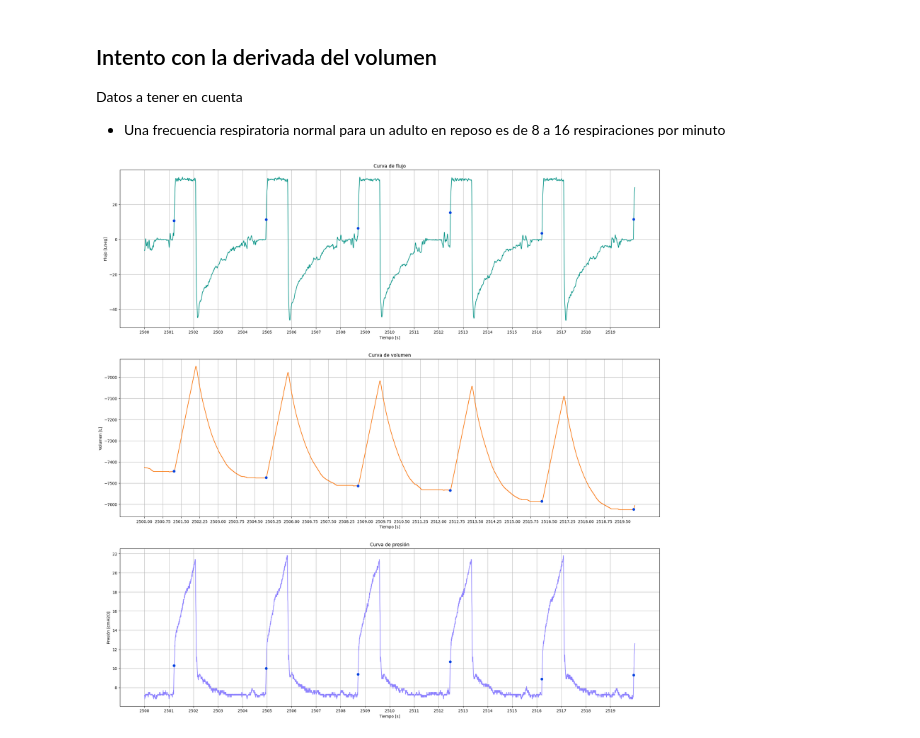
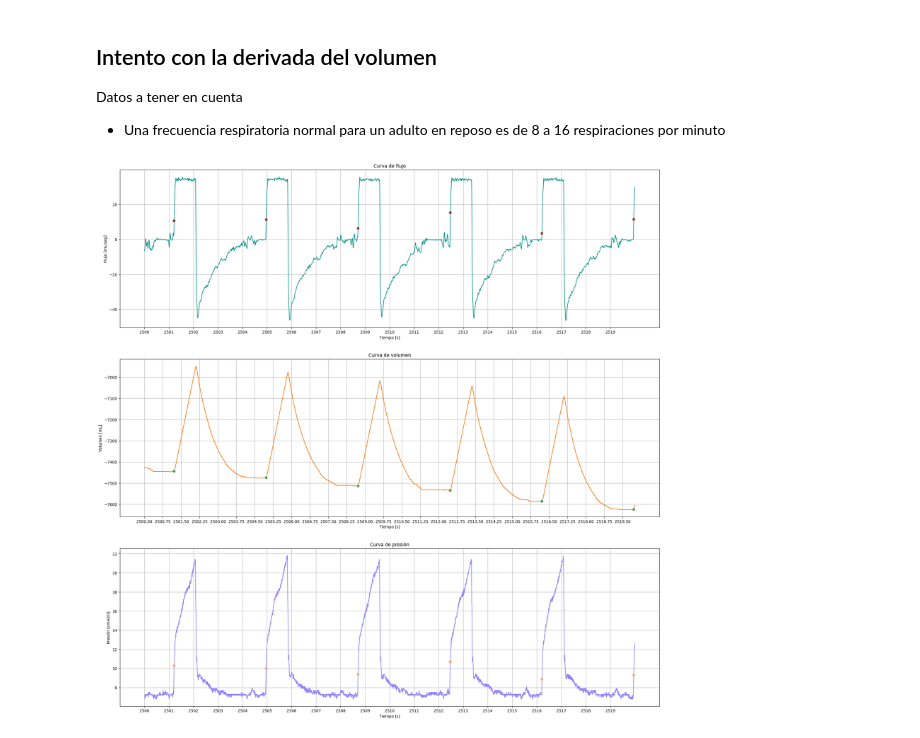
Before and after one commit to bytheseaside/VentMec-insp-exp, a Jupyter notebook: miniTP.ipynb, the cells around one changed output. Saved outputs shown, nothing was run; the diff lists cells and outputs as text; code cells hidden in the pictures.

Commit message:
cambios de color

```diff
--- a/miniTP.ipynb
+++ b/miniTP.ipynb
@@ -178,38 +178,38 @@ ax[0].plot(data['Time'][transient_number:transient_number + sample_number],
 
 ax[0].set_title('Curva de flujo')
 ax[0].set_xlabel('Tiempo [s]')
-ax[0].set_ylabel('Flujo [L/seg]')
+ax[0].set_ylabel('Flujo [mL/seg]')
 ax[0].set_xticks(np.arange(transient, transient + seconds, 1))
 ax[0].grid(True)
 for elem in inicio_inspiracion(data['Volume'][transient*sample_rate:transient*sample_rate+seconds*sample_rate]):
-    ax[0].plot(elem+transient, data['Flow'][transient*sample_rate+int(elem*sample_rate)], 'o', color='xkcd:blue')
+    ax[0].plot(elem+transient, data['Flow'][transient*sample_rate+int(elem*sample_rate)], 'o', color='xkcd:brick')
 
 ### CURVA DE VOLUMEN ###
 ax[1].plot(data['Time'][transient_number:transient_number + sample_number],
            data['Volume'][transient_number:transient_number + sample_number],
            color='xkcd:orange')
 
 ax[1].set_title('Curva de volumen')
 ax[1].set_xlabel('Tiempo [s]')
-ax[1].set_ylabel('Volumen [L]')
+ax[1].set_ylabel('Volumen [mL]')
 ax[1].set_xticks(np.arange(transient, transient + seconds, 0.75))
 ax[1].grid(True)
 for elem in inicio_inspiracion(data['Volume'][transient*sample_rate:transient*sample_rate+seconds*sample_rate]):
-    ax[1].plot(elem+transient, data['Volume'][transient*sample_rate+int(elem*sample_rate)], 'o', color='xkcd:blue')
+    ax[1].plot(elem+transient, data['Volume'][transient*sample_rate+int(elem*sample_rate)], 'o', color='xkcd:greenish')
 
 
 ### CURVA DE PRESIÓN ###
 ax[2].plot(data['Time'][transient_number:transient_number + sample_number],
            data['Paw'][transient_number:transient_number + sample_number],
            color='xkcd:periwinkle')
 ax[2].set_title('Curva de presión')
 ax[2].set_xlabel('Tiempo [s]')
 ax[2].set_ylabel('Presión [cmH2O]')
 ax[2].set_xticks(np.arange(transient, transient + seconds, 1))
 ax[2].grid(True)
 for elem in inicio_inspiracion(data['Volume'][transient*sample_rate:transient*sample_rate+seconds*sample_rate]):
-    ax[2].plot(elem+transient, data['Paw'][transient*sample_rate+int(elem*sample_rate)], 'o', color='xkcd:blue')
+    ax[2].plot(elem+transient, data['Paw'][transient*sample_rate+int(elem*sample_rate)], 'o', color='xkcd:pale orange')
 
 plt.show()
 # %% [output]
-[figure, old version]
+[figure, new version]
```
